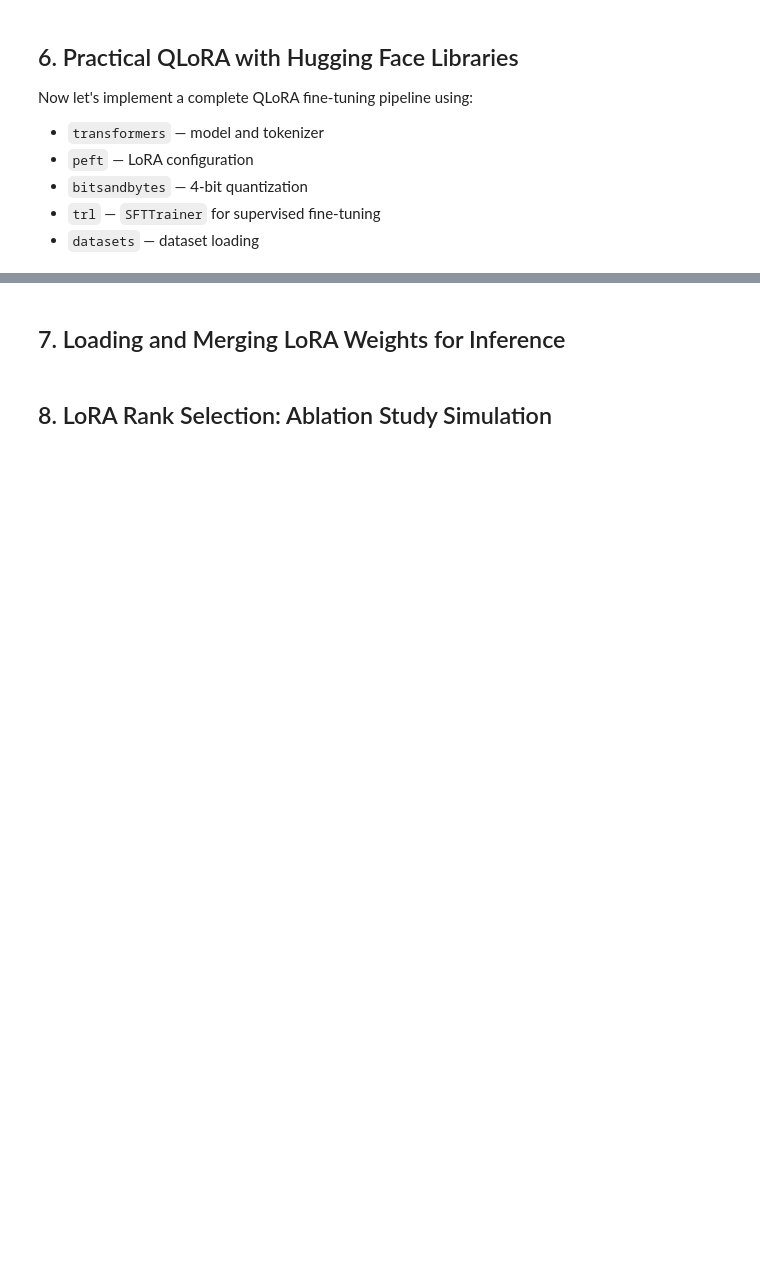
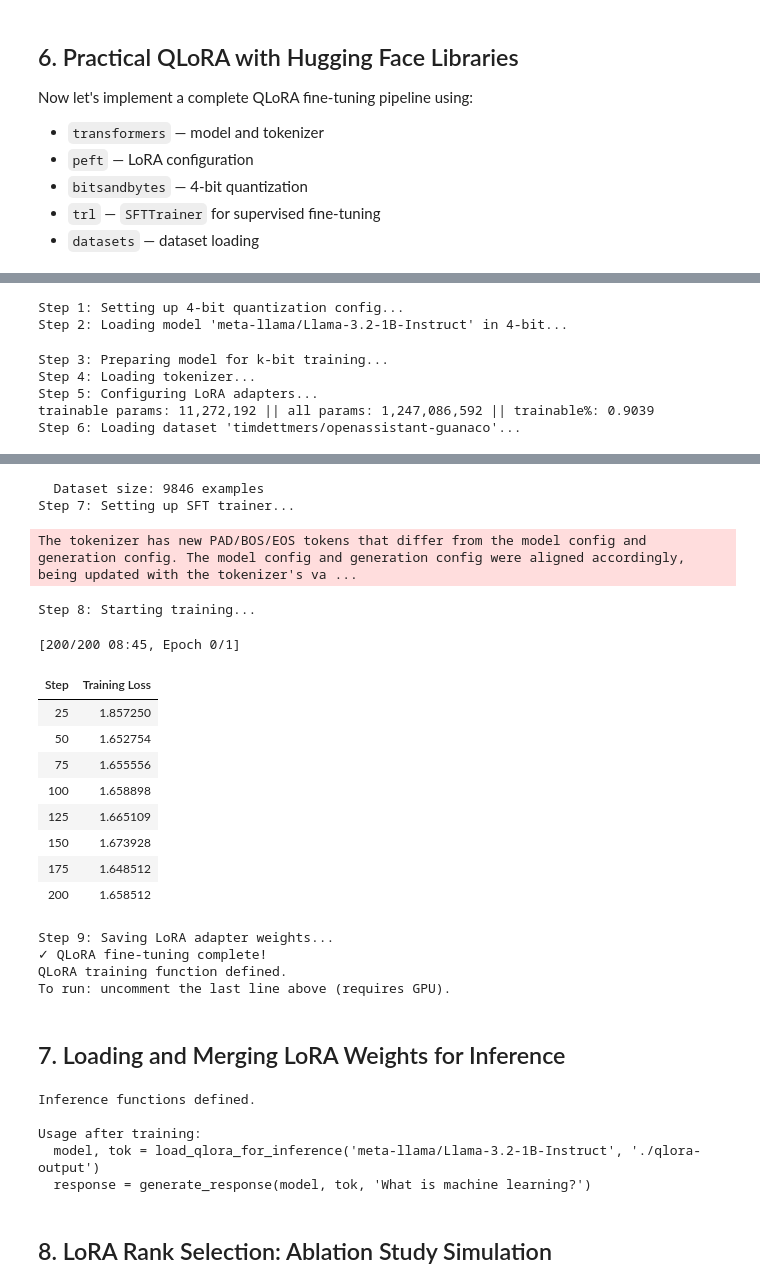
Before and after one commit to kartik2112/ml-core-concepts, a Jupyter notebook: notebooks/13_qlora_finetuning.ipynb, the cells around one changed output, grey strips where cells are left out. Drawn from its saved outputs; the diff is of its cells as text; code cells hidden in the pictures; blank space fills up the shorter version.

```diff
--- a/notebooks/13_qlora_finetuning.ipynb
+++ b/notebooks/13_qlora_finetuning.ipynb
@@ -686,7 +747,7 @@ def train_with_qlora(
         save_steps=TRAINING_CONFIG["save_steps"],
         max_steps=TRAINING_CONFIG["max_steps"],
         report_to=TRAINING_CONFIG["report_to"],
-        max_seq_length=SFT_CONFIG["max_seq_length"],
+        max_length=SFT_CONFIG["max_seq_length"],
         dataset_text_field=SFT_CONFIG["dataset_text_field"],
         packing=SFT_CONFIG["packing"],
     )
@@ -712,7 +773,15 @@ def train_with_qlora(
 
 
 # Uncomment to run training (requires GPU + HuggingFace model access):
-# model, tokenizer = train_with_qlora()
+model, tokenizer = train_with_qlora()
 
-print("QLoRA training function defined.")
-print("To run: uncomment the last line above (requires GPU).")
+# print("QLoRA training function defined.")
+# print("To run: uncomment the last line above (requires GPU).")
+# %% [output]
+Step 1: Setting up 4-bit quantization config...
+Step 2: Loading model 'meta-llama/Llama-3.2-1B-Instruct' in 4-bit...
+Step 3: Preparing model for k-bit training...
+Step 4: Loading tokenizer...
+Step 5: Configuring LoRA adapters...
+trainable params: 11,272,192 || all params: 1,247,086,592 || trainable%: 0.9039
+Step 6: Loading dataset 'timdettmers/openassistant-guanaco'...
@@ -719,3 +793,21 @@ print("To run: uncomment the last line above (requires GPU).")
+  Dataset size: 9846 examples
+Step 7: Setting up SFT trainer...
+The tokenizer has new PAD/BOS/EOS tokens that differ from the model config and generation config. The model config and generation config were aligned accordingly, being updated with the tokenizer's va ...
+Step 8: Starting training...
+[200/200 08:45, Epoch 0/1]
+| Step | Training Loss |
+| 25 | 1.857250 |
+| 50 | 1.652754 |
+| 75 | 1.655556 |
+| 100 | 1.658898 |
+| 125 | 1.665109 |
+| 150 | 1.673928 |
+| 175 | 1.648512 |
+| 200 | 1.658512 |
+Step 9: Saving LoRA adapter weights...
+✓ QLoRA fine-tuning complete!
+QLoRA training function defined.
+To run: uncomment the last line above (requires GPU).
 # %% [markdown]
 ## 7. Loading and Merging LoRA Weights for Inference
 # %%
@@ -783,6 +875,12 @@ print("Inference functions defined.")
 print("\nUsage after training:")
 print("  model, tok = load_qlora_for_inference('meta-llama/Llama-3.2-1B-Instruct', './qlora-output')")
 print("  response = generate_response(model, tok, 'What is machine learning?')")
+# %% [output]
+Inference functions defined.
+
+Usage after training:
+  model, tok = load_qlora_for_inference('meta-llama/Llama-3.2-1B-Instruct', './qlora-output')
+  response = generate_response(model, tok, 'What is machine learning?')
 # %% [markdown]
 ## 8. LoRA Rank Selection: Ablation Study Simulation
 # %%
```
Also changed, not shown: parts of 14 cells of this notebook.
